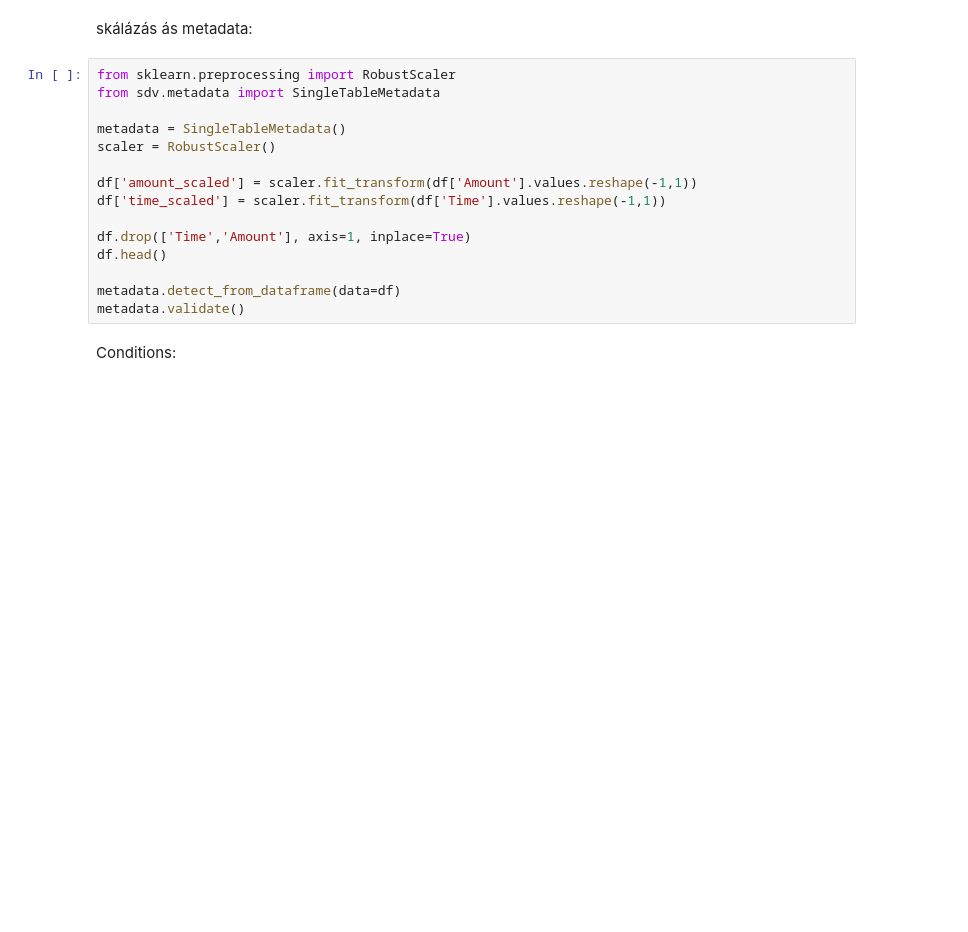
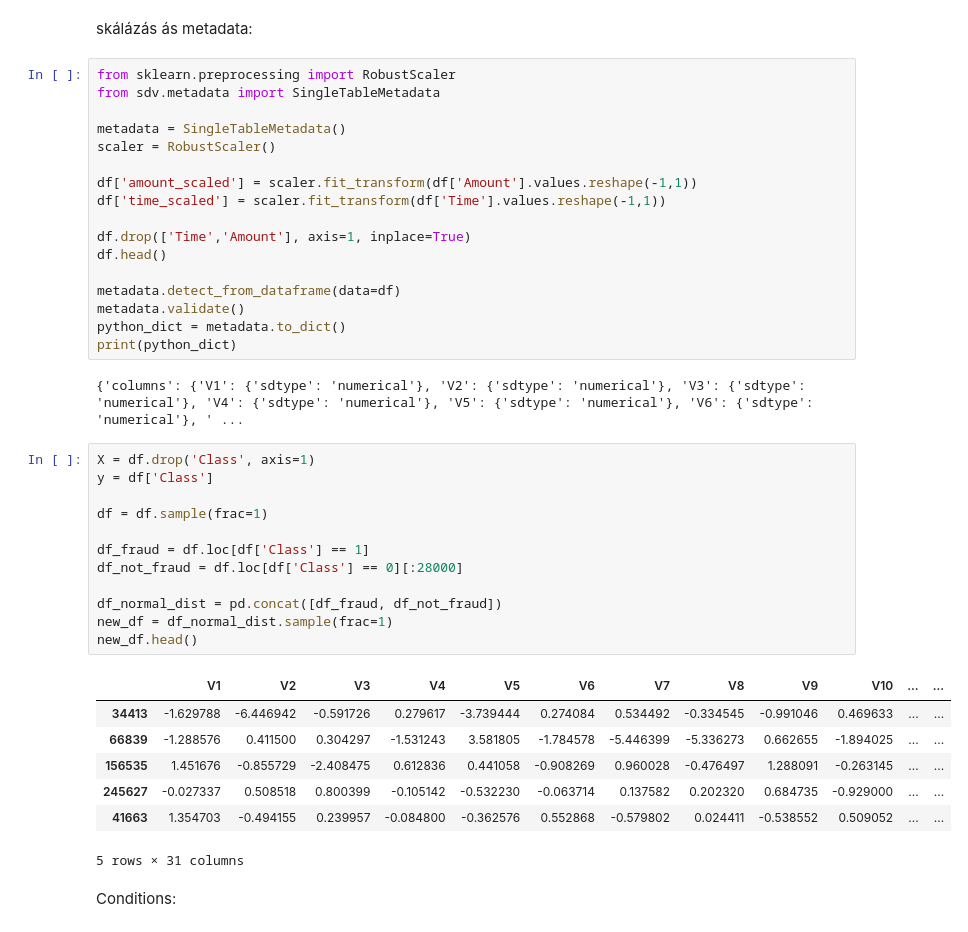
Before and after one commit to allmannd/syntheticdata, a Jupyter notebook: synthetic.ipynb, the cells around one changed output. Saved outputs shown, nothing was run; the diff lists cells and outputs as text; blank space fills up the shorter version.

```diff
--- a/synthetic.ipynb
+++ b/synthetic.ipynb
@@ -22,6 +22,30 @@ df.head()
 
 metadata.detect_from_dataframe(data=df)
 metadata.validate()
+python_dict = metadata.to_dict()
+print(python_dict)
+# %% [output]
+{'columns': {'V1': {'sdtype': 'numerical'}, 'V2': {'sdtype': 'numerical'}, 'V3': {'sdtype': 'numerical'}, 'V4': {'sdtype': 'numerical'}, 'V5': {'sdtype': 'numerical'}, 'V6': {'sdtype': 'numerical'}, ' ...
+# %%
+X = df.drop('Class', axis=1)
+y = df['Class']
+
+df = df.sample(frac=1)
+
+df_fraud = df.loc[df['Class'] == 1]
+df_not_fraud = df.loc[df['Class'] == 0][:28000]
+
+df_normal_dist = pd.concat([df_fraud, df_not_fraud])
+new_df = df_normal_dist.sample(frac=1)
+new_df.head()
+# %% [output]
+|  | V1 | V2 | V3 | V4 | V5 | V6 | V7 | V8 | V9 | V10 | ... | ... |
+| 34413 | -1.629788 | -6.446942 | -0.591726 | 0.279617 | -3.739444 | 0.274084 | 0.534492 | -0.334545 | -0.991046 | 0.469633 | ... | ... |
+| 66839 | -1.288576 | 0.411500 | 0.304297 | -1.531243 | 3.581805 | -1.784578 | -5.446399 | -5.336273 | 0.662655 | -1.894025 | ... | ... |
+| 156535 | 1.451676 | -0.855729 | -2.408475 | 0.612836 | 0.441058 | -0.908269 | 0.960028 | -0.476497 | 1.288091 | -0.263145 | ... | ... |
+| 245627 | -0.027337 | 0.508518 | 0.800399 | -0.105142 | -0.532230 | -0.063714 | 0.137582 | 0.202320 | 0.684735 | -0.929000 | ... | ... |
+| 41663 | 1.354703 | -0.494155 | 0.239957 | -0.084800 | -0.362576 | 0.552868 | -0.579802 | 0.024411 | -0.538552 | 0.509052 | ... | ... |
+5 rows × 31 columns
 # %% [markdown]
 Conditions:
 # %%
```
Also changed, not shown: parts of 31 cells of this notebook.
